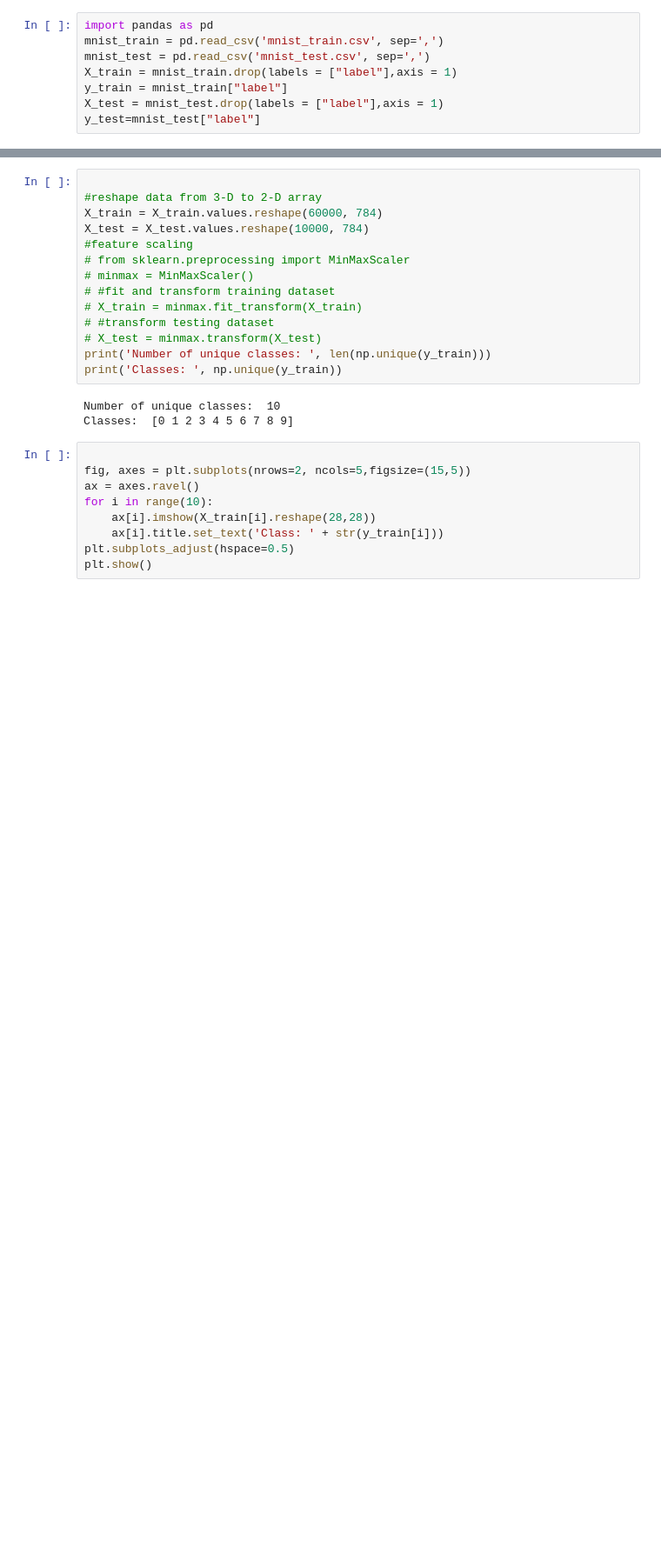
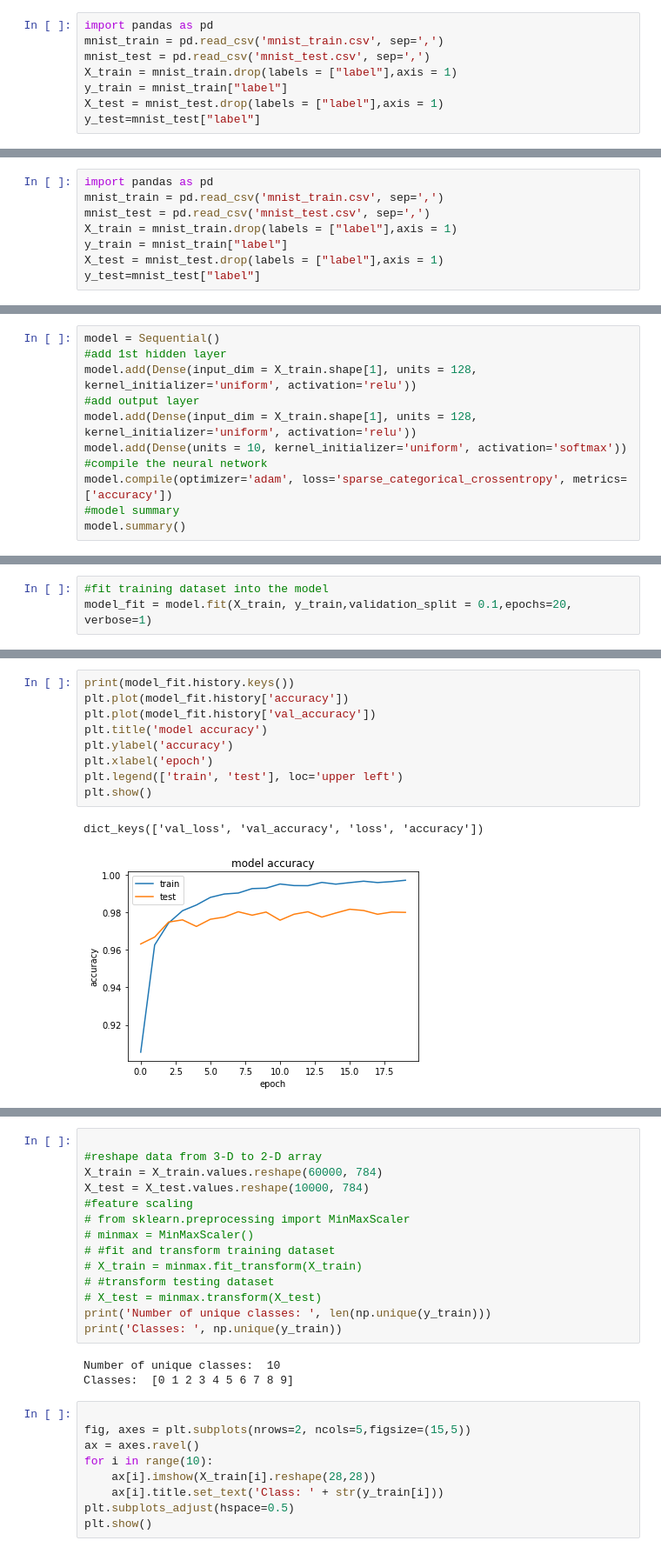
Before and after one commit to thealchemist1307/DL-Assignment, a Jupyter notebook: Untitled1.ipynb, the cells around one changed output, grey strips where cells are left out. Shown: that part at 87% size. Saved outputs shown, nothing was run; the diff lists cells and outputs as text; blank space fills up the shorter version.

```diff
--- a/Untitled1.ipynb
+++ b/Untitled1.ipynb
@@ -1133,0 +1258,8 @@ y_test=mnist_test["label"]
+# %%
+import pandas as pd
+mnist_train = pd.read_csv('mnist_train.csv', sep=',')
+mnist_test = pd.read_csv('mnist_test.csv', sep=',')
+X_train = mnist_train.drop(labels = ["label"],axis = 1)
+y_train = mnist_train["label"]
+X_test = mnist_test.drop(labels = ["label"],axis = 1)
+y_test=mnist_test["label"]
@@ -1133,0 +1294,11 @@ y_test=mnist_test["label"]
+# %%
+model = Sequential()
+#add 1st hidden layer
+model.add(Dense(input_dim = X_train.shape[1], units = 128, kernel_initializer='uniform', activation='relu'))
+#add output layer
+model.add(Dense(input_dim = X_train.shape[1], units = 128, kernel_initializer='uniform', activation='relu'))
+model.add(Dense(units = 10, kernel_initializer='uniform', activation='softmax'))
+#compile the neural network
+model.compile(optimizer='adam', loss='sparse_categorical_crossentropy', metrics=['accuracy'])
+#model summary
+model.summary()
@@ -1133,0 +1320,3 @@ y_test=mnist_test["label"]
+# %%
+#fit training dataset into the model
+model_fit = model.fit(X_train, y_train,validation_split = 0.1,epochs=20, verbose=1)
@@ -1133,0 +1341,12 @@ y_test=mnist_test["label"]
+# %%
+print(model_fit.history.keys())
+plt.plot(model_fit.history['accuracy'])
+plt.plot(model_fit.history['val_accuracy'])
+plt.title('model accuracy')
+plt.ylabel('accuracy')
+plt.xlabel('epoch')
+plt.legend(['train', 'test'], loc='upper left')
+plt.show()
+# %% [output]
+dict_keys(['val_loss', 'val_accuracy', 'loss', 'accuracy'])
+[figure, added]
```
Also changed, not shown: parts of 39 cells of this notebook, 1 other file.
